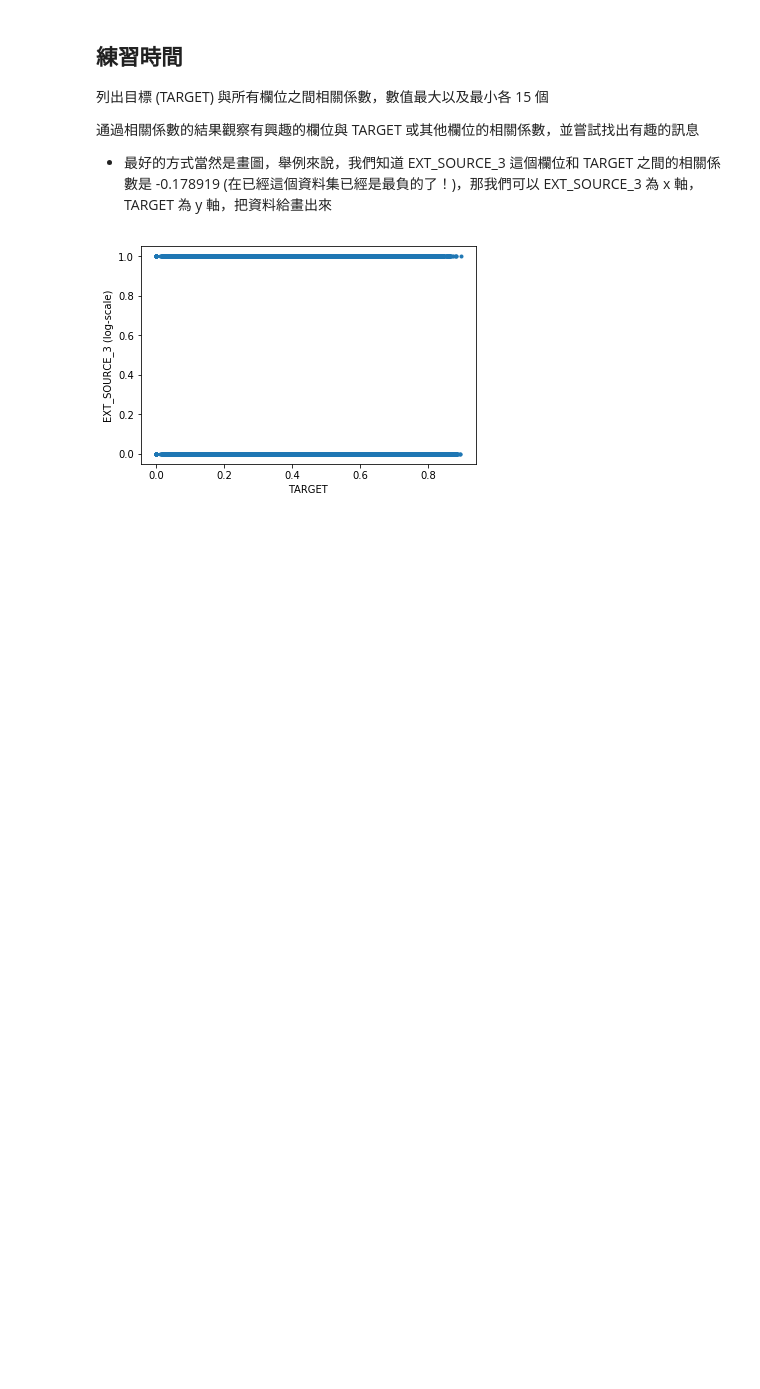
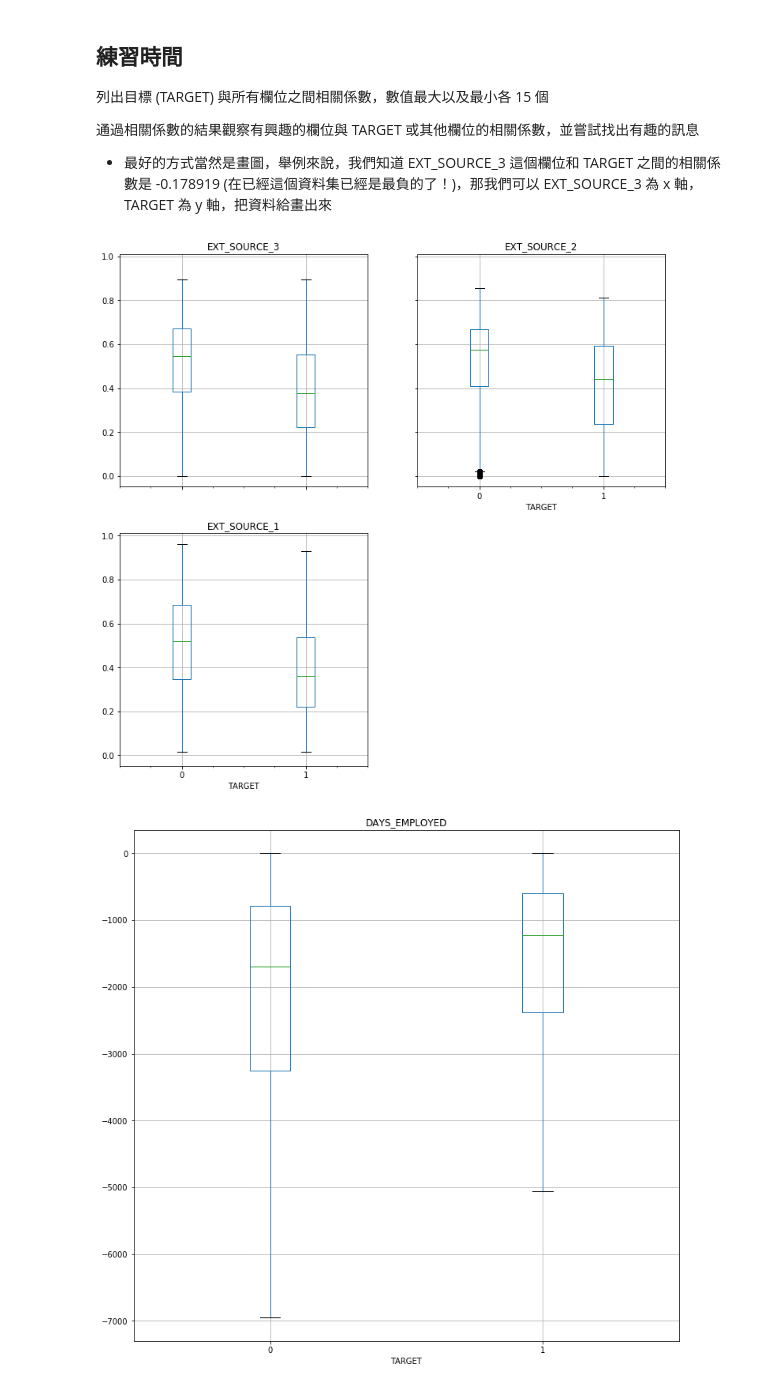
Before and after one commit to ho-change/100Day-ML-Marathon, a Jupyter notebook: homework/Day_010_HW.ipynb, the cells around one changed output. Saved outputs shown, nothing was run; the diff lists cells and outputs as text; code cells hidden in the pictures; blank space fills up the shorter version.

```diff
--- a/homework/Day_010_HW.ipynb
+++ b/homework/Day_010_HW.ipynb
@@ -85,10 +85,18 @@ Name: TARGET, Length: 110, dtype: float64
 
 通過相關係數的結果觀察有興趣的欄位與 TARGET 或其他欄位的相關係數，並嘗試找出有趣的訊息
 - 最好的方式當然是畫圖，舉例來說，我們知道  EXT_SOURCE_3 這個欄位和 TARGET 之間的相關係數是 -0.178919 (在已經這個資料集已經是最負的了！)，那我們可以 EXT_SOURCE_3  為 x 軸， TARGET 為 y 軸，把資料給畫出來
-# %%
-plt.plot((app_train['EXT_SOURCE_3'], app_train['TARGET'], '.',)
-plt.xlabel('TARGET')
-plt.ylabel('EXT_SOURCE_3 (log-scale)')
-plt.show()
-# %% [output]
-[figure, removed]
+# %%
+app_train.boxplot(column=['EXT_SOURCE_3','EXT_SOURCE_2','EXT_SOURCE_1'], by = 'TARGET', figsize=(12,12))
+plt.suptitle('')
+plt.show()
+
+app_train.boxplot(column=['DAYS_EMPLOYED'], by = 'TARGET', showfliers = False, figsize=(12,12))
+plt.suptitle('')
+plt.show()
+
+app_train.boxplot(column=['DAYS_BIRTH'], by = 'TARGET', showfliers = False, figsize=(12,12))
+plt.suptitle('')
+plt.show()
+# %% [output]
+[figure, added]
+[figure, added]
```
Also changed, not shown: parts of 1 cell of this notebook.
